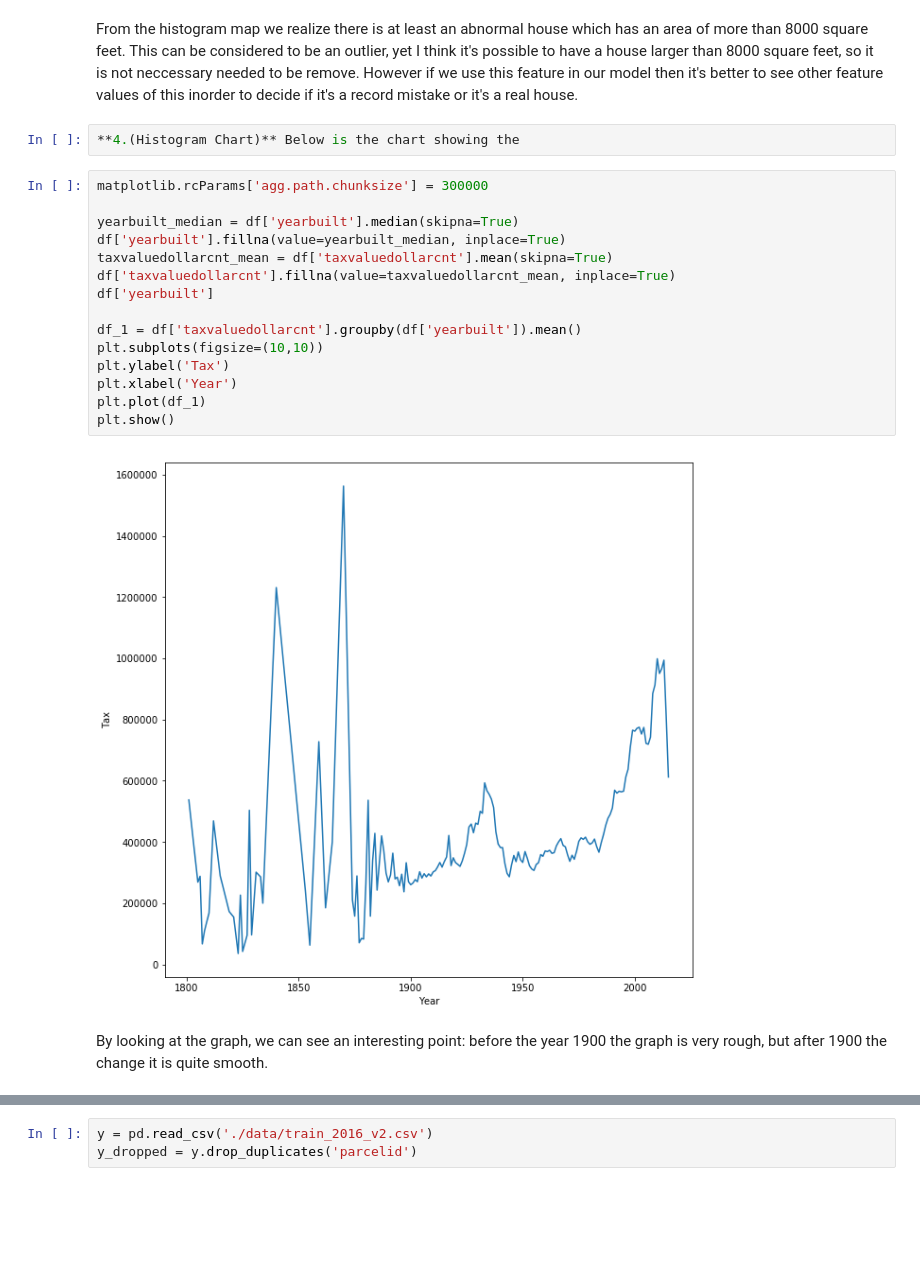
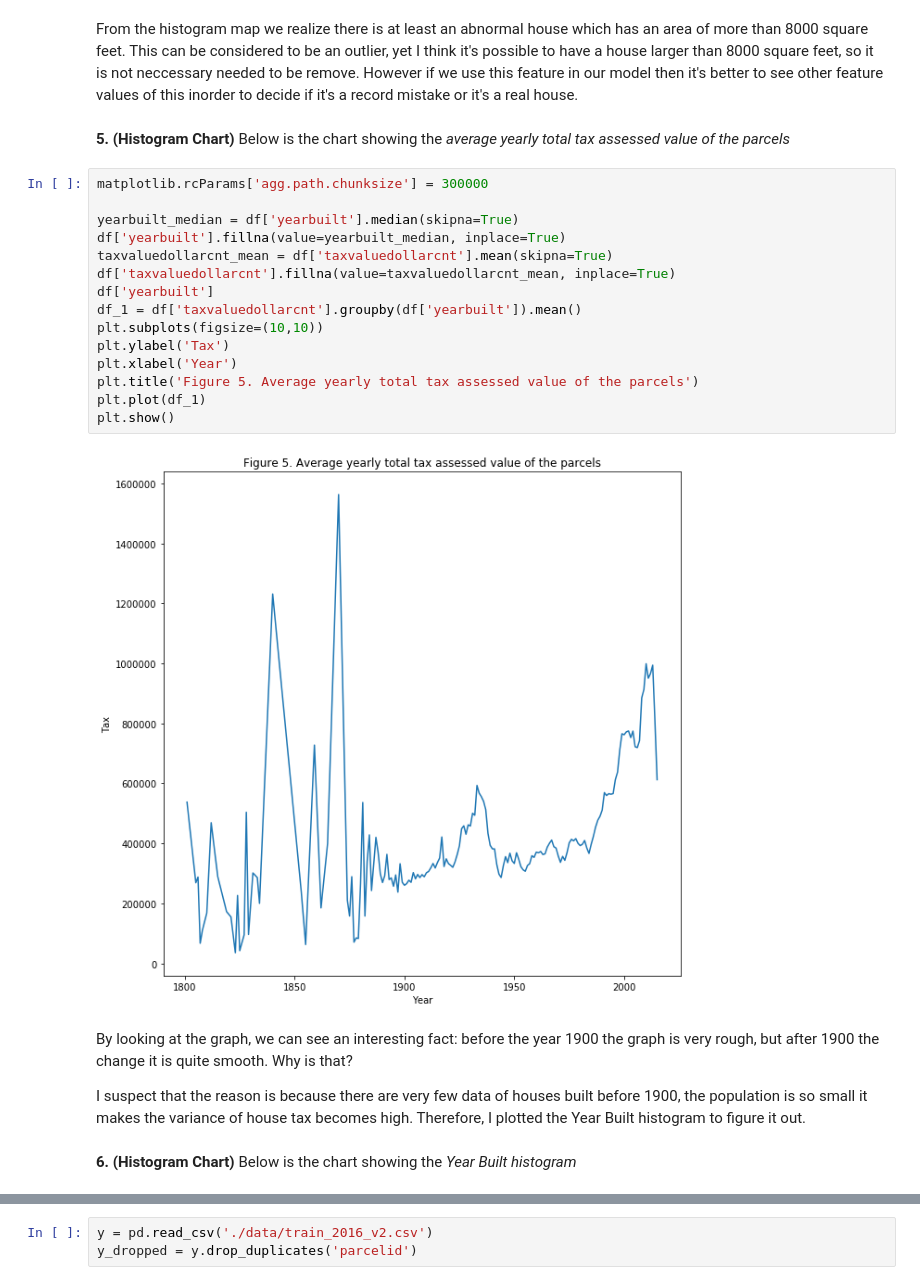
Before and after one commit to trungnguyencs/Automatic-Singing-Evaluation, a Jupyter notebook: HW2/HW2.ipynb, the cells around one changed output, grey strips where cells are left out. Saved outputs shown, nothing was run; the diff lists cells and outputs as text; blank space fills up the shorter version.

```diff
--- a/HW2/HW2.ipynb
+++ b/HW2/HW2.ipynb
@@ -214,26 +218,30 @@ plt.show()
 # %% [markdown]
 From the histogram map we realize there is at least an abnormal house which has an area of more than 8000 square feet. This can be considered to be an outlier, yet I think it's possible to have a house larger than 8000 square feet, so it is not neccessary needed to be remove. However if we use this feature in our model then it's better to see other feature values of this inorder to decide if it's a record mistake or it's a real house.
-# %%
-**4.(Histogram Chart)** Below is the chart showing the
+# %% [markdown]
+**5. (Histogram Chart)** Below is the chart showing the *average yearly total tax assessed value of the parcels*
 # %%
 matplotlib.rcParams['agg.path.chunksize'] = 300000
 
 yearbuilt_median = df['yearbuilt'].median(skipna=True)
 df['yearbuilt'].fillna(value=yearbuilt_median, inplace=True)
 taxvaluedollarcnt_mean = df['taxvaluedollarcnt'].mean(skipna=True)
 df['taxvaluedollarcnt'].fillna(value=taxvaluedollarcnt_mean, inplace=True)
 df['yearbuilt']
-
 df_1 = df['taxvaluedollarcnt'].groupby(df['yearbuilt']).mean()
 plt.subplots(figsize=(10,10))
 plt.ylabel('Tax')
 plt.xlabel('Year')
+plt.title('Figure 5. Average yearly total tax assessed value of the parcels')
 plt.plot(df_1)
 plt.show()
 # %% [output]
-[figure, old version]
+[figure, new version]
 # %% [markdown]
-By looking at the graph, we can see an interesting point: before the year 1900 the graph is very rough, but after 1900 the change it is quite smooth.
+By looking at the graph, we can see an interesting fact: before the year 1900 the graph is very rough, but after 1900 the change it is quite smooth. Why is that?
+
+I suspect that the reason is because there are very few data of houses built before 1900, the population is so small it makes the variance of house tax becomes high. Therefore, I plotted the Year Built histogram to figure it out.
+# %% [markdown]
+**6. (Histogram Chart)** Below is the chart showing the *Year Built histogram*
 # %%
 plt.subplots(figsize=(12,12))
 plt.xlabel('Year Built')
```
Also changed, not shown: parts of 18 cells of this notebook.
